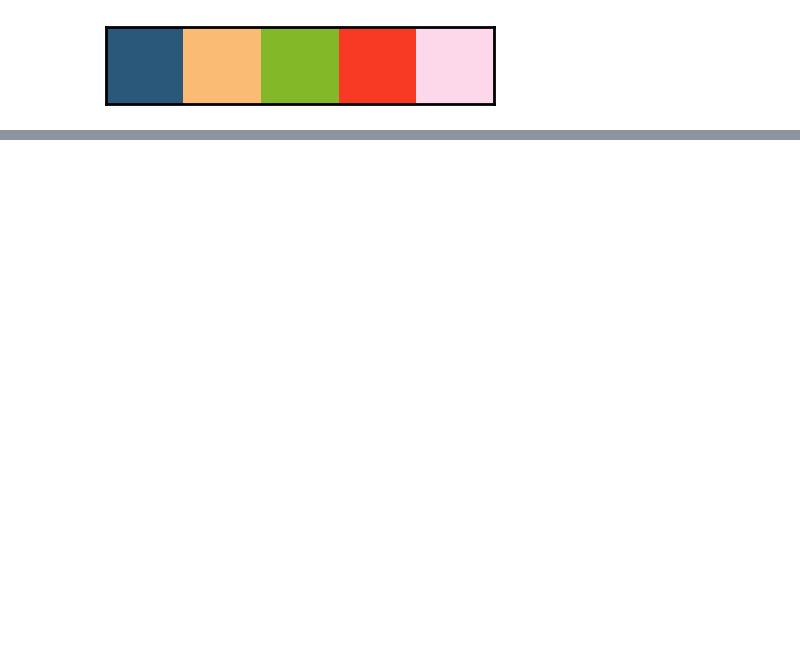
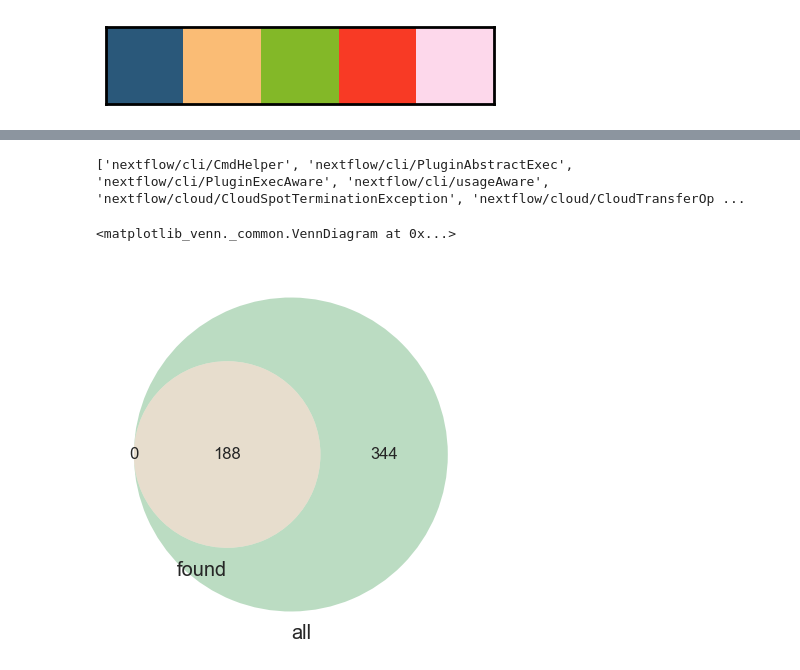
Before and after one commit to schemmea/growe, a Jupyter notebook: scripts/data-processing/py/data_process_notebook.ipynb, the cells around one changed output, grey strips where cells are left out. Saved outputs shown, nothing was run; the diff lists cells and outputs as text; code cells hidden in the pictures; blank space fills up the shorter version.

```diff
--- a/scripts/data-processing/py/data_process_notebook.ipynb
+++ b/scripts/data-processing/py/data_process_notebook.ipynb
@@ -209,3 +251,26 @@ sns.displot(cov_valid_data,x='clazz',hue="algorithm",height=10, aspect=2,element
 # %%
-from matplotlib_venn import venn2,venn3
+strings_file = "nextflowclasses.txt"
+
+
+# Create empty output files
+found_strings = []
+not_found_strings = []
+all_classes =[]
+cov_data_set = set(cov_all_data['calls'].values)
+# Read strings from strings_file and search for them in the DataFrame column 'clazz'
+with open(strings_file, 'r') as file:
+    for line in file:
+        search_string = line.strip()
+        all_classes.append(search_string)
+        if np.any([search_string in entry for entry in cov_data_set]):
+            found_strings.append(search_string)
+        else:
+            not_found_strings.append(search_string)
+
+print(not_found_strings)
+venn2([set(found_strings),set(all_classes)],("found","all"))
+# %% [output]
+['nextflow/cli/CmdHelper', 'nextflow/cli/PluginAbstractExec', 'nextflow/cli/PluginExecAware', 'nextflow/cli/usageAware', 'nextflow/cloud/CloudSpotTerminationException', 'nextflow/cloud/CloudTransferOp ...
+<matplotlib_venn._common.VennDiagram at 0x...>
+[figure, added]
 # %%
```
Also changed, not shown: parts of 10 cells of this notebook, 4 other files.
